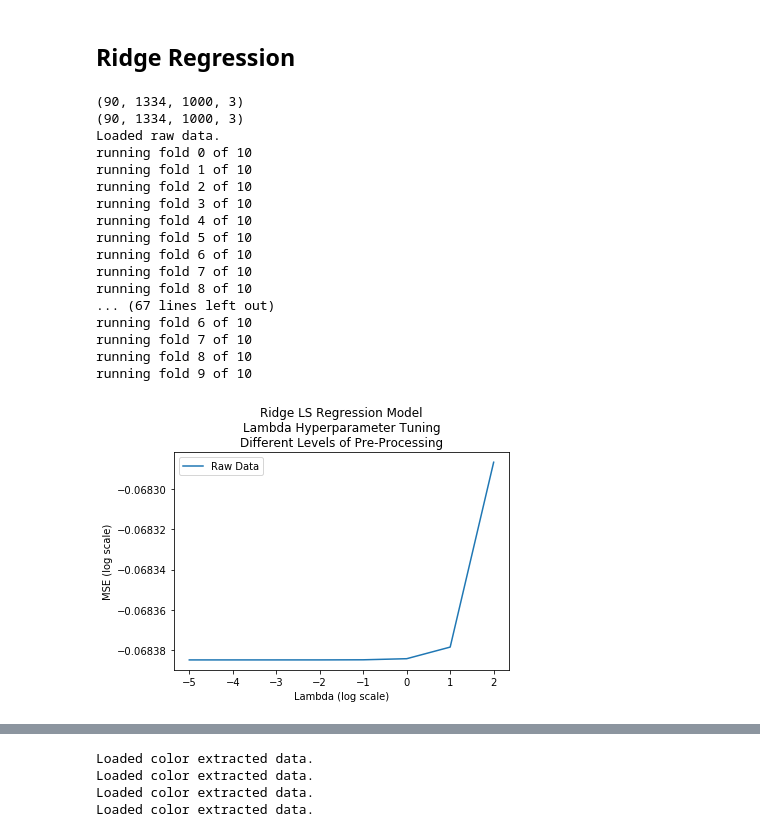
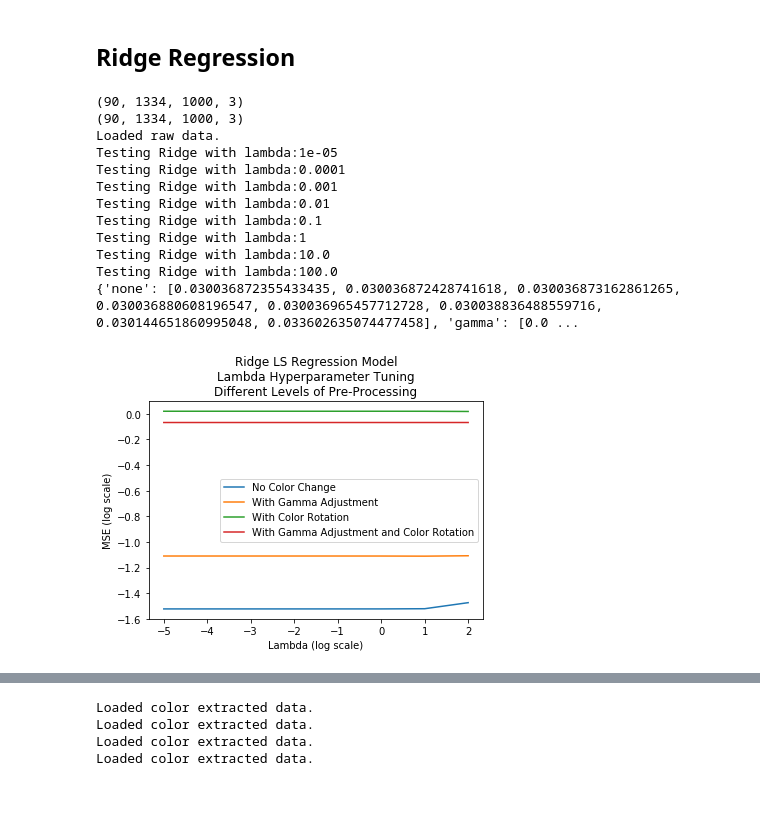
Before and after one commit to mattsit/ph-machine-learning, a Jupyter notebook: CS189/DifferentPreProcessing.ipynb, the cells around one changed output, grey strips where cells are left out. Saved outputs shown, nothing was run; the diff lists cells and outputs as text; code cells hidden in the pictures; blank space fills up the shorter version.

Commit message:
Ran Ridge on data with different coloring techniques.

```diff
--- a/CS189/DifferentPreProcessing.ipynb
+++ b/CS189/DifferentPreProcessing.ipynb
@@ -44,35 +44,3 @@ def load_raw():
     return raw_X, raw_Y, raw_YScaler
 # %% [markdown]
 ## Ridge Regression
-# %%
-X, Y, YScaler = load_raw()
-test_errors = []
-lmdas = [1e-5, 1e-4, 1e-3, 1e-2, 1e-1, 1, 1e1, 1e2]
-for l in lmdas:
-    ridge_m = RidgeLSRegressionModel(l)
-    test_errors += [computeRecoloredTestErrorAndAccuracy(ridge_m, X, Y)[0]]
-plt.plot(np.log10(lmdas), np.log10(test_errors))
-plt.legend(['Raw Data', 'Masked Data', 'Color Extracted Data'])
-plt.xlabel('Lambda (log scale)')
-plt.ylabel('MSE (log scale)')
-plt.title('Ridge LS Regression Model\nLambda Hyperparameter Tuning\nDifferent Levels of Pre-Processing')
-plt.show()
-# %% [output]
-(90, 1334, 1000, 3)
-(90, 1334, 1000, 3)
-Loaded raw data.
-running fold 0 of 10
-running fold 1 of 10
-running fold 2 of 10
-running fold 3 of 10
-running fold 4 of 10
-running fold 5 of 10
-running fold 6 of 10
-running fold 7 of 10
-running fold 8 of 10
-... (67 lines left out)
-running fold 6 of 10
-running fold 7 of 10
-running fold 8 of 10
-running fold 9 of 10
-[figure, removed]
@@ -80,0 +47,31 @@ plt.savefig("test.png")
+# %%
+X, Y, YScaler = load_raw()
+test_errors = {'none' : [], 'gamma' : [], 'rotate' : [], 'gamma+rotate' : []}
+lmdas = [1e-5, 1e-4, 1e-3, 1e-2, 1e-1, 1, 1e1, 1e2]
+for l in lmdas:
+    print("Testing Ridge with lambda:{}".format(l))
+    ridge_m = RidgeLSRegressionModel(l)
+    test_errors['none'].append(computeRecoloredTestErrorAndAccuracy(ridge_m, X, Y)[0])
+    test_errors['gamma'].append(computeRecoloredTestErrorAndAccuracy(ridge_m, X, Y,
+                                                                     color_options={'gamma' : True,
+                                                                                   'rotate' : False})[0])
+    test_errors['rotate'].append(computeRecoloredTestErrorAndAccuracy(ridge_m, X, Y,
+                                                                      color_options={'gamma' : False,
+                                                                                   'rotate' : True})[0])
+    test_errors['gamma+rotate'].append(computeRecoloredTestErrorAndAccuracy(ridge_m, X, Y,
+                                                                            color_options={'gamma' : True,
+                                                                                           'rotate' : True})[0])
+# %% [output]
+(90, 1334, 1000, 3)
+(90, 1334, 1000, 3)
+Loaded raw data.
+Testing Ridge with lambda:1e-05
+Testing Ridge with lambda:0.0001
+Testing Ridge with lambda:0.001
+Testing Ridge with lambda:0.01
+Testing Ridge with lambda:0.1
+Testing Ridge with lambda:1
+Testing Ridge with lambda:10.0
+Testing Ridge with lambda:100.0
+{'none': [0.030036872355433435, 0.030036872428741618, 0.030036873162861265, 0.030036880608196547, 0.030036965457712728, 0.030038836488559716, 0.030144651860995048, 0.033602635074477458], 'gamma': [0.0 ...
+[figure, added]
```
Also changed, not shown: parts of 3 cells of this notebook, 4 other files.
